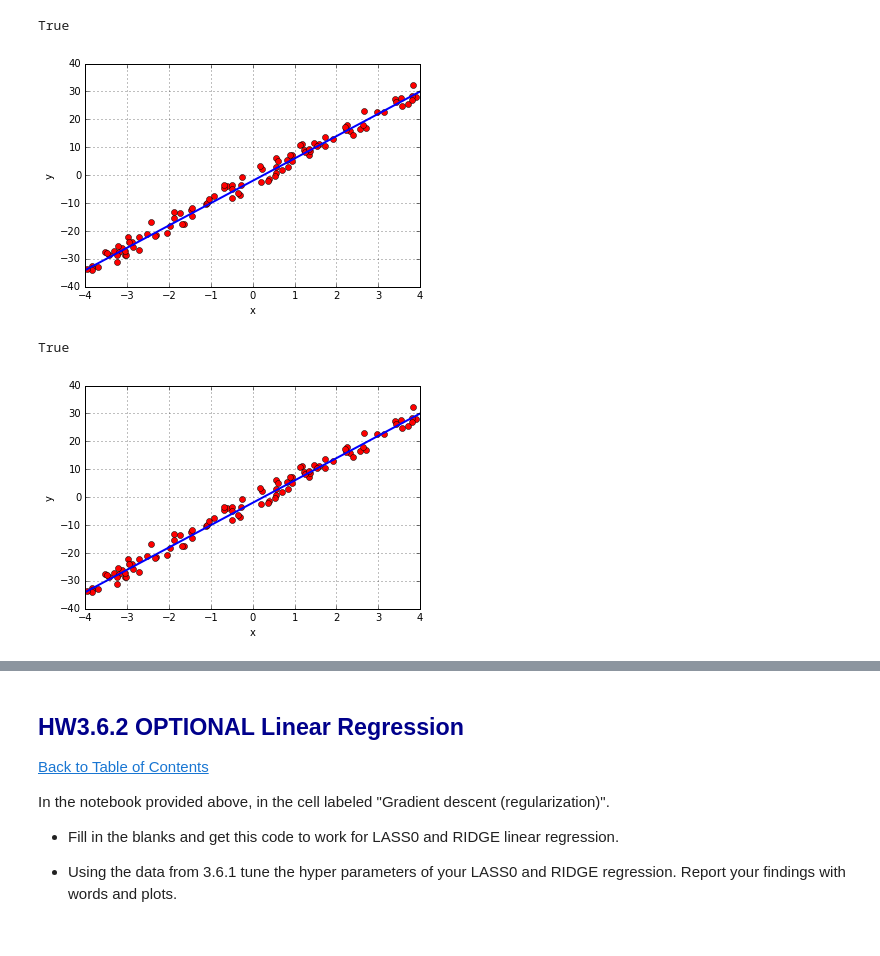
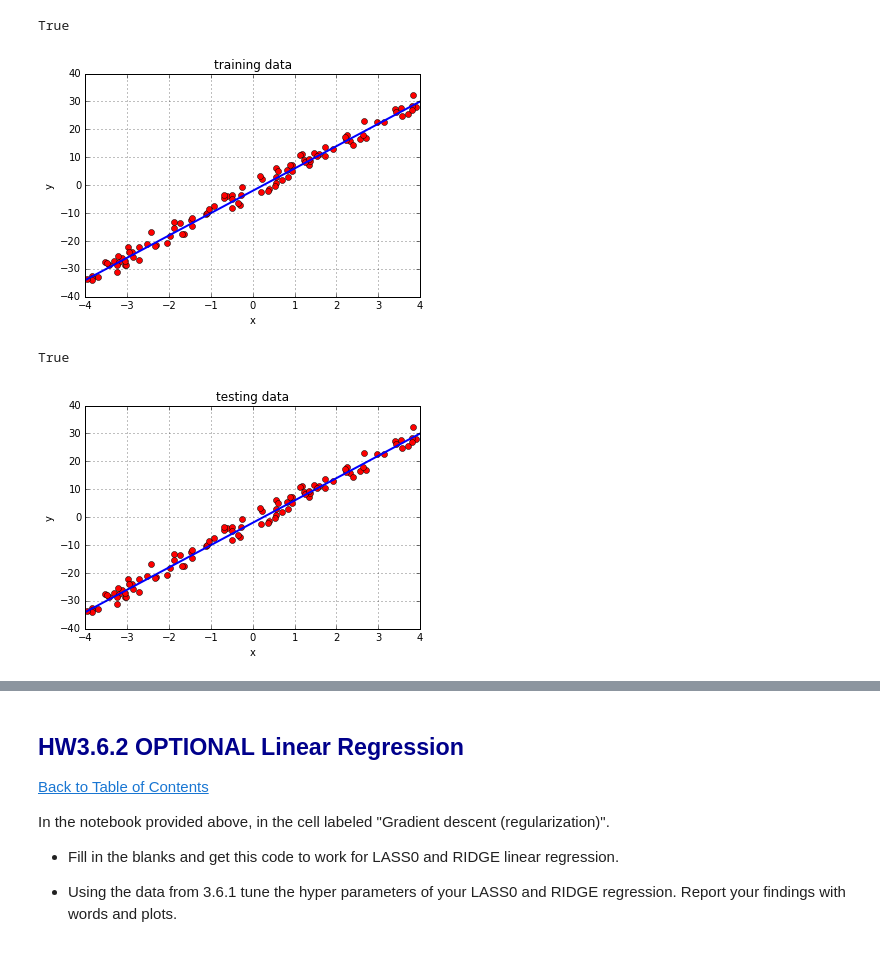
Before and after one commit to anaveenan/MachineLearning, a Jupyter notebook: TargetDataScienceTraining/Week 2/HW3/Zuehlke DAMLAS Target DS Homework - 2aug2016.ipynb, the cells around one changed output, grey strips where cells are left out. Drawn from its saved outputs; the diff is of its cells as text; code cells hidden in the pictures.

```diff
--- a/TargetDataScienceTraining/Week 2/HW3/Zuehlke DAMLAS Target DS Homework - 2aug2016.ipynb
+++ b/TargetDataScienceTraining/Week 2/HW3/Zuehlke DAMLAS Target DS Homework - 2aug2016.ipynb
@@ -502,7 +502,7 @@ homegwssse = []
 for_plotHW34 = []
 dataHW34 = sc.textFile("data.csv").cache()
 
-for iteration in range(100):
+for iteration in range(101):
     res = dataHW34.map(nearest_centroidHW34).reduceByKey(lambda x,y : (x[0]+y[0],x[1]+y[1])).collect()
     #res [(0, (array([  2.66546663e+00,   3.94844436e+03]), 1001)  ),
     #     (2, (array([ 6023.84995923,  5975.48511018]), 1000)),
@@ -910,7 +910,7 @@ def data_generate(fileName, w=[0,0], size=100):
 # %%
 %matplotlib inline
 import matplotlib.pyplot as plt
-def dataPlot(file, w):
+def dataPlot(file, w,title):
     with open(file, 'r') as f:
         reader = csv.reader(f)
         for row in reader:
@@ -920,6 +920,9 @@ def dataPlot(file, w):
     x = [-4, 4]
     y = [(i * w[0] + w[1]) for i in x]
     plt.plot(x,y, linewidth=2.0)
+    plt.title(title)
+    plt.xlabel("x")
+    plt.ylabel("y")
     plt.grid()
     plt.show()
 # %%
@@ -928,18 +931,18 @@ data_generate('training dataset.csv', w, 100)
 # %% [output]
 True
 # %%
-dataPlot('training dataset.csv',w)
+dataPlot('training dataset.csv',w,'training data')
 # %% [output]
-[figure, old version]
+[figure, new version]
 # %%
 w=[8,-2]
 data_generate('testing set.csv', [8,-2], 100)
 # %% [output]
 True
 # %%
-dataPlot('testing set.csv',w)
+dataPlot('testing set.csv',w, 'testing data')
 # %% [output]
-[figure, old version]
+[figure, new version]
 # %%
 from pyspark.mllib.regression import LabeledPoint, LinearRegressionWithSGD, LinearRegressionModel
 from numpy import array
```
Also changed, not shown: parts of 31 cells of this notebook.
